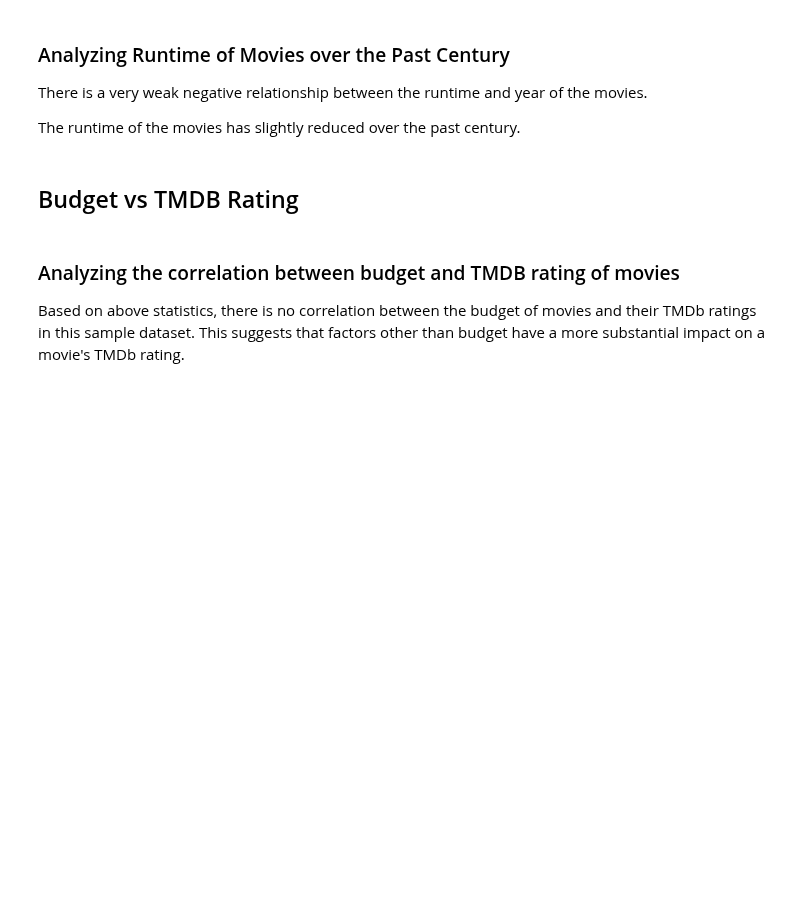
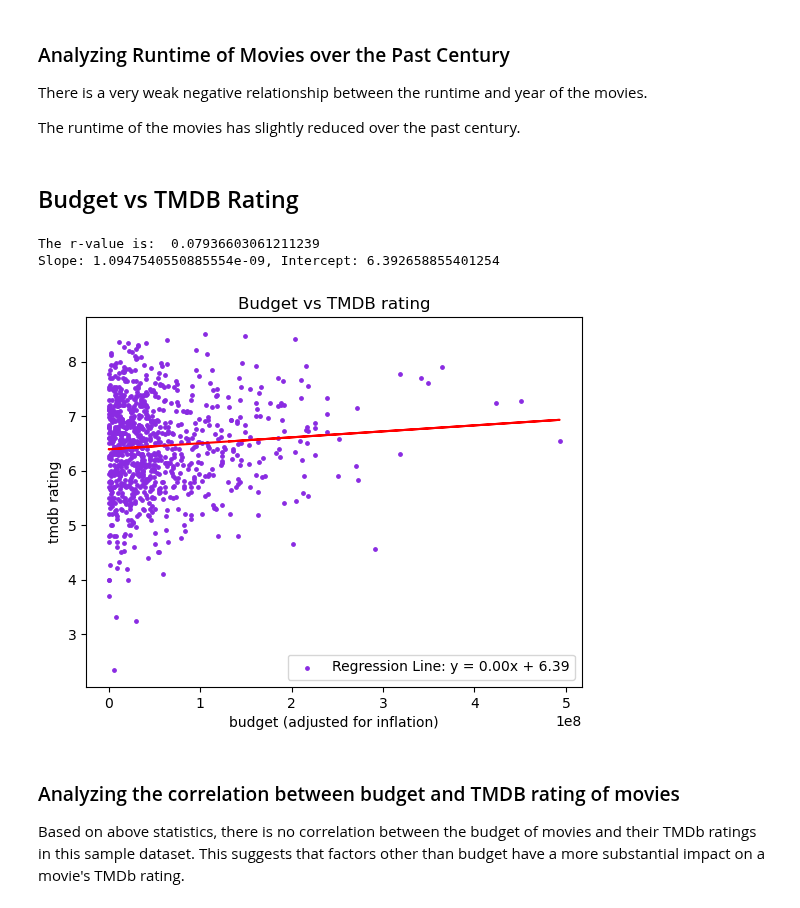
Before and after one commit to Mitajoshi/BC-Project-1, a Jupyter notebook: movie_analysis.ipynb, the cells around one changed output. Drawn from its saved outputs; the diff is of its cells as text; code cells hidden in the pictures; blank space fills up the shorter version.

```diff
--- a/movie_analysis.ipynb
+++ b/movie_analysis.ipynb
@@ -864,15 +1204,19 @@ The runtime of the movies has slightly reduced over the past century.
 # %%
 # Create a scatter plot for regression analysis: Budget vs. tmdb
 
 xval = movie_list['infl_adj_budget'].astype(int)
 yval = movie_list['tmdb_rating'].astype(float)
 x_label='budget (adjusted for inflation)'
 y_label='tmdb rating'
-budget_title="budget vs tmdb rating"
+budget_title="Budget vs TMDB rating"
 
 lin_regress(xval, yval, x_label, y_label,budget_title)
 # Export an image of this figure to the 'Output' folder
 plt.savefig("Output/09 Budget vs TMDB rating.png",bbox_inches='tight')
+# %% [output]
+The r-value is:  0.07936603061211239
+Slope: 1.0947540550885554e-09, Intercept: 6.392658855401254
+[figure, added]
 # %% [markdown]
 ### Analyzing the correlation between budget and TMDB rating of movies
 Based on above statistics, there is no correlation between the budget of movies and their TMDb ratings in this sample dataset.
```
Also changed, not shown: parts of 73 cells of this notebook.
